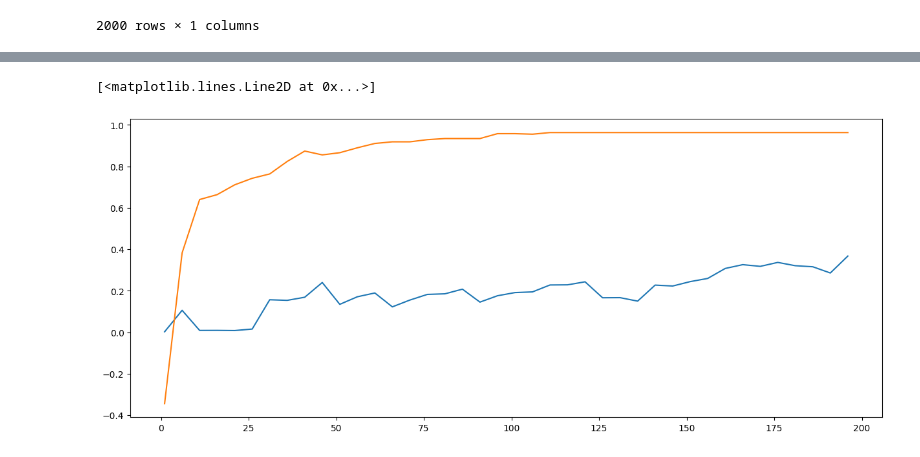
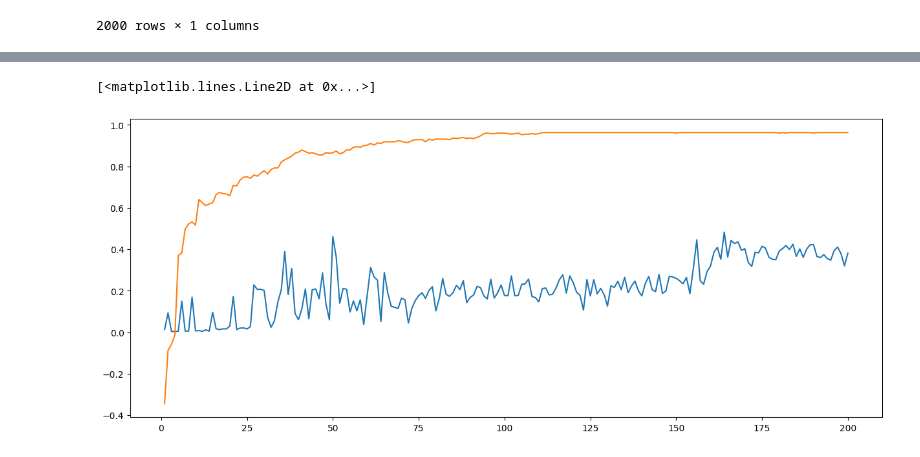
Before and after one commit to priyanka00200/PCA_Comparative_Study, a Jupyter notebook: Logistics.ipynb, the cells around one changed output, grey strips where cells are left out. Drawn from its saved outputs; the diff is of its cells as text; code cells hidden in the pictures.

```diff
--- a/Logistics.ipynb
+++ b/Logistics.ipynb
@@ -137,7 +128,7 @@ Memory 819200
 time_pca_list = []
 r2 = []
 # %%
-for i in range(1, df.shape[1], 5):
+for i in range(1, df.shape[1]):
     pca = PCA(n_components=i)
     X_train_pca = pca.fit_transform(X_train)
     X_test_pca = pca.transform(X_test)
@@ -150,8 +141,8 @@ for i in range(1, df.shape[1], 5):
     time_pca_list.append(time_pca)
 # %%
 plt.figure(figsize=(15, 6))
-plt.plot([i for i in range(1, df.shape[1], 5)], time_pca_list)
-plt.plot([i for i in range(1, df.shape[1], 5)], r2)
+plt.plot([i for i in range(1, df.shape[1])], time_pca_list)
+plt.plot([i for i in range(1, df.shape[1])], r2)
 # %% [output]
 [<matplotlib.lines.Line2D at 0x...>]
-[figure, old version]
+[figure, new version]
```
Also changed, not shown: parts of 2 cells of this notebook, 2 other files.
